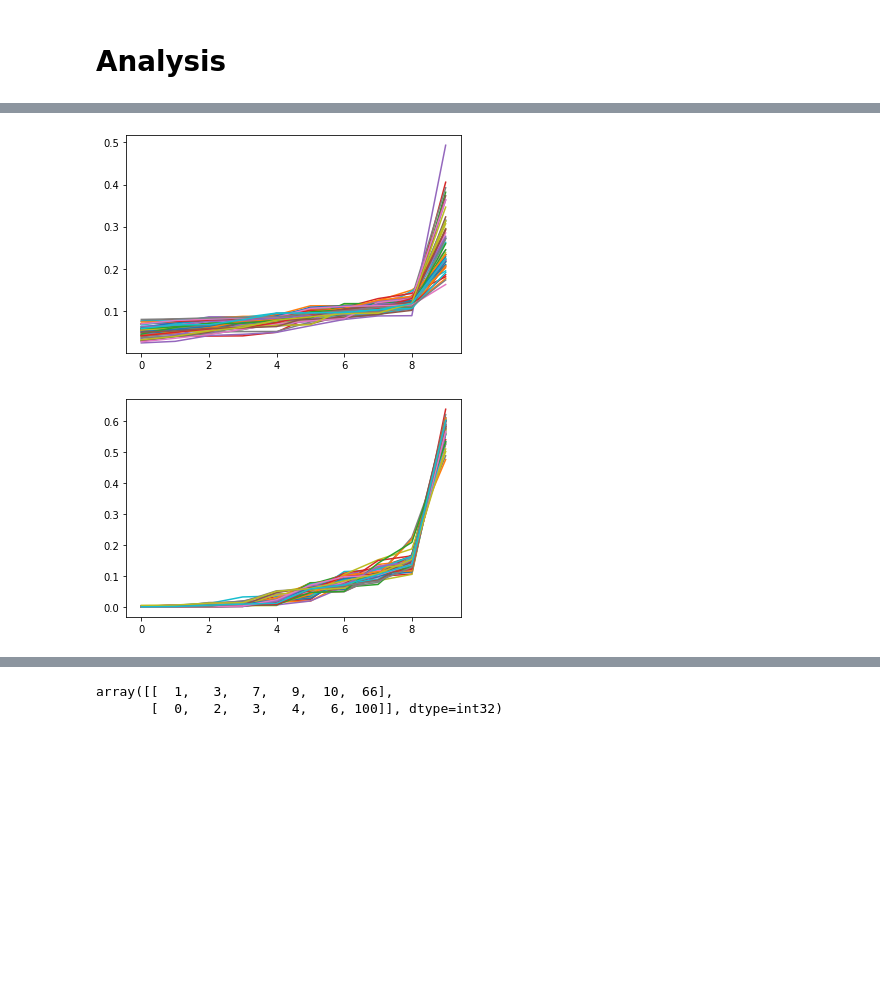
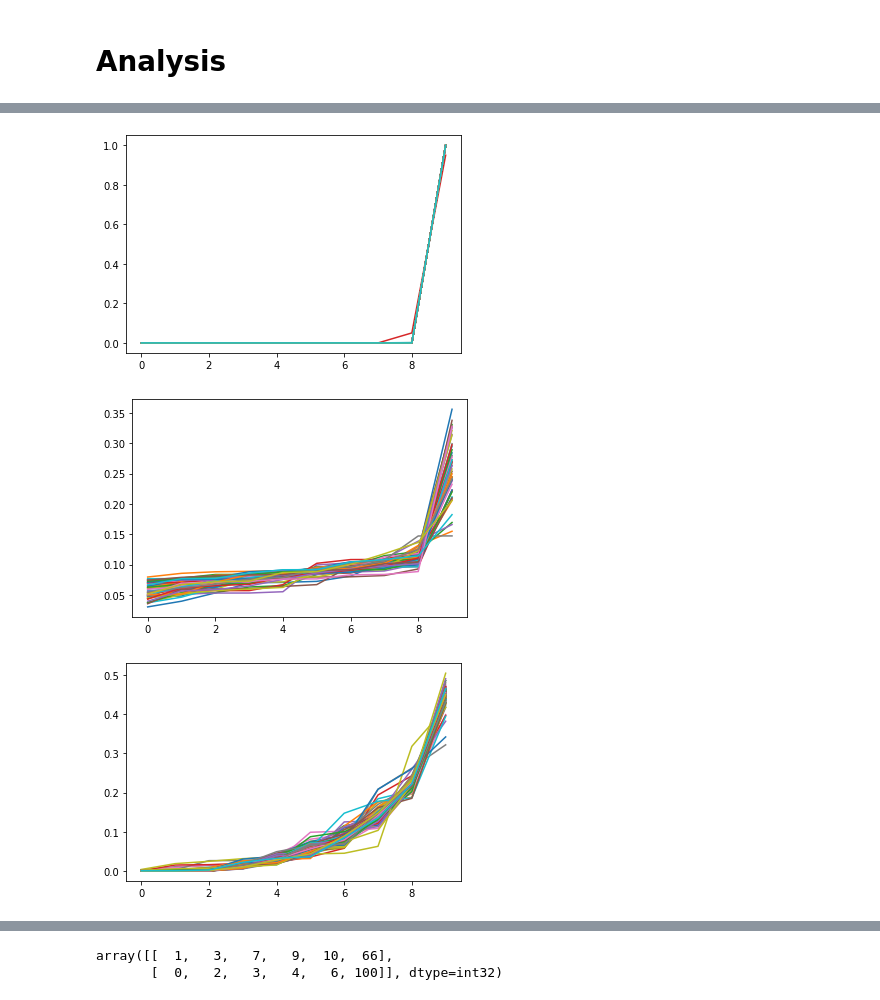
Before and after one commit to acarerdinc/ordinally-constrained-distillation, a Jupyter notebook: trainings.ipynb, the cells around one changed output, grey strips where cells are left out. Drawn from its saved outputs; the diff is of its cells as text; code cells hidden in the pictures; blank space fills up the shorter version.

```diff
--- a/trainings.ipynb
+++ b/trainings.ipynb
@@ -356,0 +450,23 @@ Test errors: 112
+# %%
+reload(models)
+from keras import callbacks
+
+base_l2 = 0.05
+l2_decay = 0.98
+l2_weight = K.variable(base_l2)
+
+def changeAlpha(epoch,logs):
+    #maybe use epoch+1, because it starts with 0
+    K.set_value(l2_weight, base_l2 * l2_decay**epoch)
+
+l2Changer = callbacks.LambdaCallback(on_epoch_end=changeAlpha)
+
+
+base_lr = 2e-3
+decay = 0.99
+optim = keras.optimizers.Adam(lr=base_lr)
+
+model['student_reg'] = models.SoftStudentModel(input_shape, num_classes, l1=0.1, l2=l2_weight, b=1)
+model['student_reg'].compile(loss=keras.losses.categorical_crossentropy,
+              optimizer=optim,
+              metrics=['accuracy'])
@@ -356,0 +510,8 @@ Test errors: 112
+# %%
+model['student_reg'].load_weights('saved_models/weights.best.student_reg.hdf5')
+score['student_reg'] = model['student_reg'].evaluate_generator(test_datagen.flow(x_test, y_test),
+                                                               steps= len(x_test), verbose=0)
+n_errors = np.int((1-score['student_reg'][-1])*len(y_test))
+print('Test loss:', score['student_reg'][0])
+print('Test accuracy:', score['student_reg'][-1])
+print('Test errors:', n_errors)
@@ -356,0 +522,2 @@ Test errors: 112
+# %%
+preds = model['student_reg'].predict_generator(test_datagen.flow(x_test, y_test), steps=len(x_test) / 1, verbose=1)
@@ -357,7 +531,8 @@ Test errors: 112
 # %% [markdown]
 # Analysis
 # %%
-T = 20
+#T = 20
+preds['teacher_no_T'] = model['teacher'].predict(x_train, verbose=1, batch_size=batch_size)
 preds['teacher'] = model['teacher'].T_model(T).predict(x_train, verbose=1, batch_size=batch_size)
 preds['soft_teacher'] = model['soft_teacher'].predict(x_train, verbose=1, batch_size=batch_size)
 
@@ -370,17 +546,22 @@ np.linalg.norm(preds['teacher'], axis=-1).mean(), np.linalg.norm(preds['soft_tea
 # %%
 ## Plot constrained softmax probabilities generated by the model
 
 import matplotlib.pyplot as plt
+ind = np.random.choice(len(preds['teacher_no_T']), 50)
+plt.plot(np.sort(preds['teacher_no_T'])[ind].T)
+plt.show()
+
 ind = np.random.choice(len(preds['teacher']), 50)
 plt.plot(np.sort(preds['teacher'])[ind].T)
 plt.show()
 
-ind = np.random.choice(len(preds['soft_teacher']), 50)
+ind = np.random.choice(len(preds['soft_teacher']), 500)
 plt.plot(np.sort(preds['soft_teacher'])[ind].T)
 plt.show()
 # %% [output]
-[figure, old version]
+[figure, new version]
-[figure, old version]
+[figure, new version]
+[figure, added]
 # %%
 from collections import Counter
 
```
Also changed, not shown: parts of 29 cells of this notebook, 2 other files.
